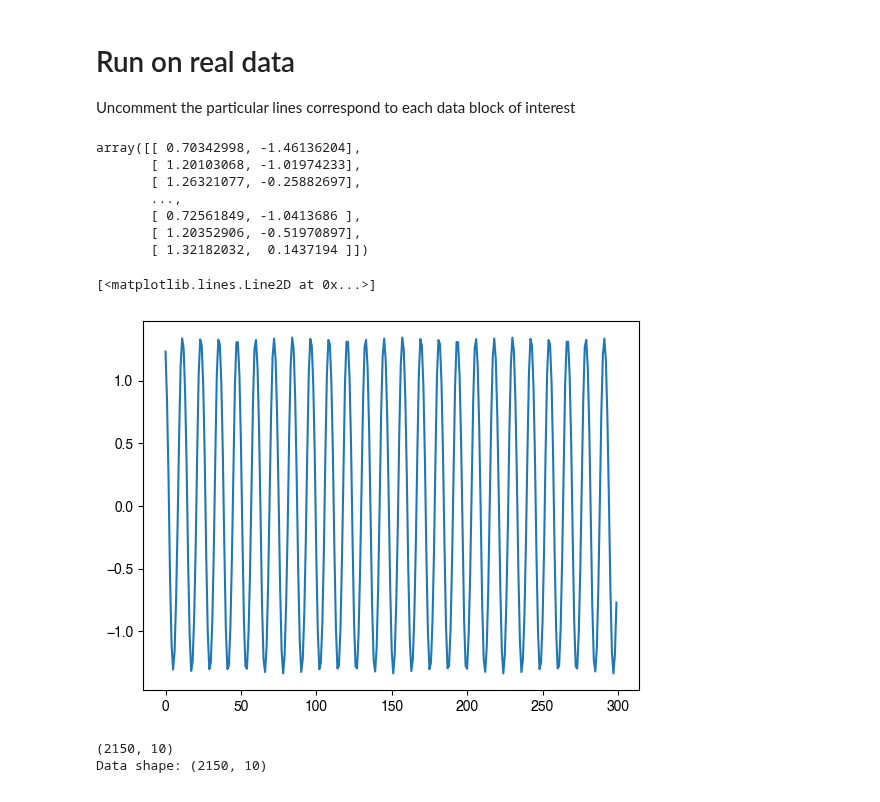
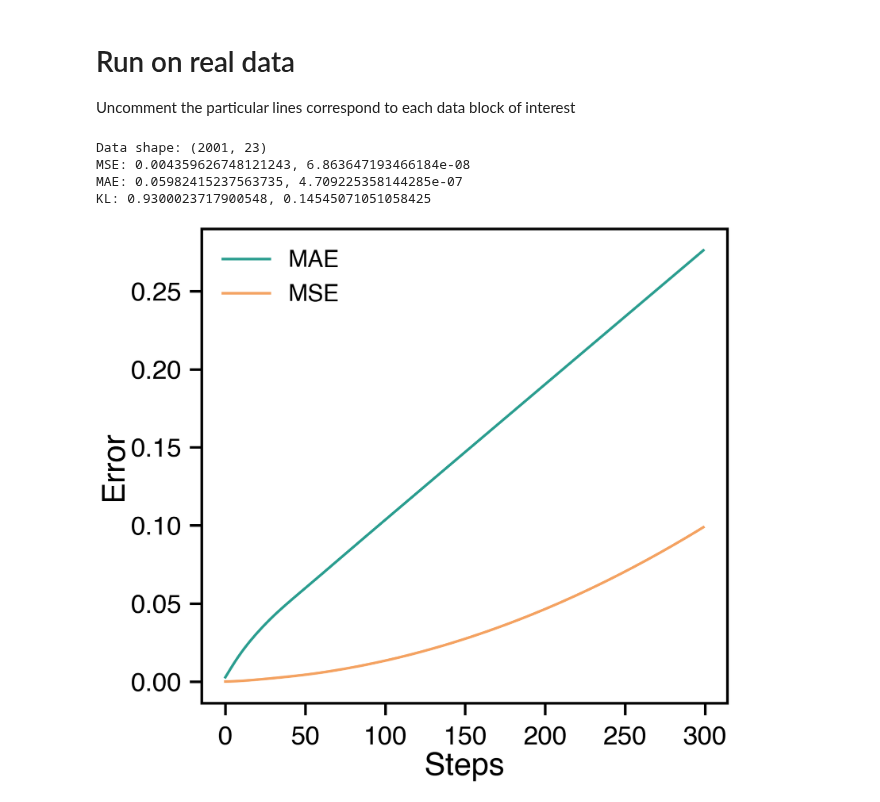
Before and after one commit to y-z-zhang/parroting, a Jupyter notebook: benchmark/benchmark_simplex.ipynb, the cells around one changed output. Drawn from its saved outputs; the diff is of its cells as text; code cells hidden in the pictures.

Commit message:
WIP: add simplex method baseline

```diff
--- a/benchmark/benchmark_simplex.ipynb
+++ b/benchmark/benchmark_simplex.ipynb
@@ -78,29 +78,12 @@ def mae_rolling(ts1, ts2):
 # Run on real data
 
 Uncomment the particular lines correspond to each data block of interest
-# %%
-traj_context
-# %% [output]
-array([[ 0.70342998, -1.46136204],
-       [ 1.20103068, -1.01974233],
-       [ 1.26321077, -0.25882697],
-       ...,
-       [ 0.72561849, -1.0413686 ],
-       [ 1.20352906, -0.51970897],
-       [ 1.32182032,  0.1437194 ]])
 # %%
 import sys
 ## add the path to the project
 sys.path.append('..')
 
 from models.parrot import SimplexForecaster
-
-model = SimplexForecaster()
-model.fit(traj_context[:, 0])
-plt.plot(model.forecast(forecast_length))
-# %% [output]
-[<matplotlib.lines.Line2D at 0x...>]
-[figure, removed]
 # %%
 RE_VAL = 900 # Change this to 300, 600, 900, 1200
 import random
@@ -113,14 +96,14 @@ from dysts.metrics import estimate_kl_divergence
 SPLIT = "train" # train or test
 
 ## Turbulence
-X_pca = np.load(f"../data/von_karman_street/vortex_street_vorticities_Re_{RE_VAL}_pca10.pkl", allow_pickle=True)
-downsamplerate = 2
-data = X_pca[::downsamplerate,:]
-print(data.shape)
-context_length = 512
-forecast_length = 300
-num_ic = 200
-num_modes = 2
+# X_pca = np.load(f"../data/von_karman_street/vortex_street_vorticities_Re_{RE_VAL}_pca10.pkl", allow_pickle=True)
+# downsamplerate = 2
+# data = X_pca[::downsamplerate,:]
+# print(data.shape)
+# context_length = 512
+# forecast_length = 300
+# num_ic = 200
+# num_modes = 2
 
 # fpath = f"../data/electrocardiogram/ecg_train.csv.gz"
 # data = np.loadtxt(fpath, delimiter=",")
@@ -136,25 +119,25 @@ num_modes = 2
 
 
 ## Electronic Circuit
-# fpath = "../data/electronic_circuit/R1/ST_1_1.dat"
-# data = np.loadtxt(fpath)
-# downsamplerate = 1
-# data = data[::downsamplerate,:]
-# context_length = 512
-# forecast_length = 300
-# num_ic = 50
-# num_modes = 28
+fpath = "../data/electronic_circuit/R1/ST_1_1.dat"
+data = np.loadtxt(fpath)
+downsamplerate = 1
+data = data[::downsamplerate,:]
+context_length = 512
+forecast_length = 300
+num_ic = 50
+num_modes = 28
 
 
 ## Oscillator
-# fpath = "../data/kuramoto/oscillator_glass.npy"
-# data = np.load(fpath)
-# downsamplerate = 1
-# data = data[::downsamplerate,:]
-# context_length = 512
-# forecast_length = 300
-# num_ic = 50
-# num_modes = 23
+fpath = "../data/kuramoto/oscillator_glass.npy"
+data = np.load(fpath)
+downsamplerate = 1
+data = data[::downsamplerate,:]
+context_length = 512
+forecast_length = 300
+num_ic = 50
+num_modes = 23
 
 
 
@@ -185,11 +168,9 @@ for ic in range(num_ic):
 
     traj_pred = list()
     for mode in range(traj_context.shape[1]):
-
         model = SimplexForecaster()
         model.fit(traj_context[:, mode])
         traj_pred_mode = model.forecast(forecast_length)
-
         traj_pred.append(traj_pred_mode)
     traj_pred = np.array(traj_pred).T
 
@@ -205,9 +186,6 @@ for ic in range(num_ic):
         model_mae_rolling.append(np.array(mae_val))
         model_mae.append(mae_val[evaluated_steps])
 
-        # best_index, min_l2_distance, Parrot_pred_single = context_parroting_forecast(traj_context[:,mode], D=15, tau=1, forecast_total_length=forecast_length)
-        # mse_val = mse_rolling(Parrot_pred_single, traj_true[:,mode])
-        # mae_val = mae_rolling(Parrot_pred_single, traj_true[:,mode])
 
     kl_dist = estimate_kl_divergence(traj_true, traj_pred)
     if np.isinf(kl_dist):
@@ -237,35 +215,38 @@ for axis in ['top','right']:
   #ax.spines[axis].set_visible(False)
 
 ax.get_xaxis().tick_bottom()
 ax.get_yaxis().tick_left()
 
 fig.set_size_inches(17,15)
 plt.xticks(fontsize = 50)
 plt.yticks(fontsize = 50)
 plt.xlabel(r'Steps', fontname="Helvetica", fontsize = 60)
 plt.ylabel(r'Error', fontname="Helvetica", fontsize = 60)
 
 plt.plot(model_average_mae, lw=5, ls='-', alpha=1, color=colors[1], label='MAE')
 plt.plot(model_average_mse, lw=5, ls='-', alpha=1, color=colors[3], label='MSE')
 
 #plt.xscale('log')
 #plt.yscale('log')
 
 #plt.xlim([.1, 10])
 #plt.ylim([0, 110])
 
 #plt.yticks([0, 50, 100])
 
 plt.legend(loc='upper left', frameon=False, prop={'size':45, 'family': 'Helvetica'}, ncol=1)
 
 plt.gca().tick_params(axis='y', pad=15, size=23, width=5)
 plt.gca().tick_params(axis='x', pad=20, size=23, width=5)
 
 fig.set_tight_layout(True)
 #plt.savefig(f'mse_rolling_compare.pdf', bbox_inches='tight')
 # %% [output]
-(2150, 10)
-Data shape: (2150, 10)
+Data shape: (2001, 23)
+MSE: 0.004359626748121243, 6.863647193466184e-08
+MAE: 0.05982415237563735, 4.709225358144285e-07
+KL: 0.9300023717900548, 0.14545071051058425
+[figure, added]
 # %%
 print(f"MSE: {np.mean(model_mse)}, {np.std(model_mse)}")
 print(f"MAE: {np.mean(model_mae)}, {np.std(model_mae)}")
```
Also changed, not shown: parts of 9 cells of this notebook, 1 other file.
